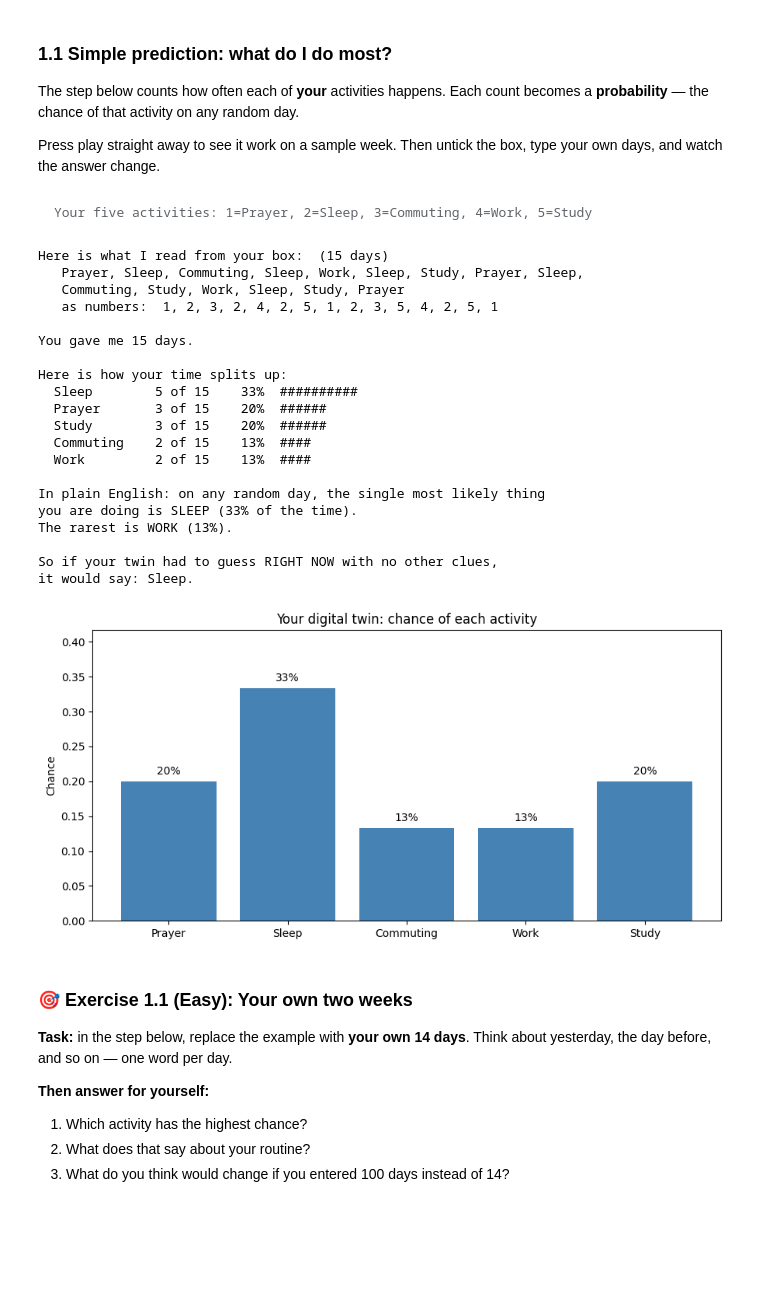
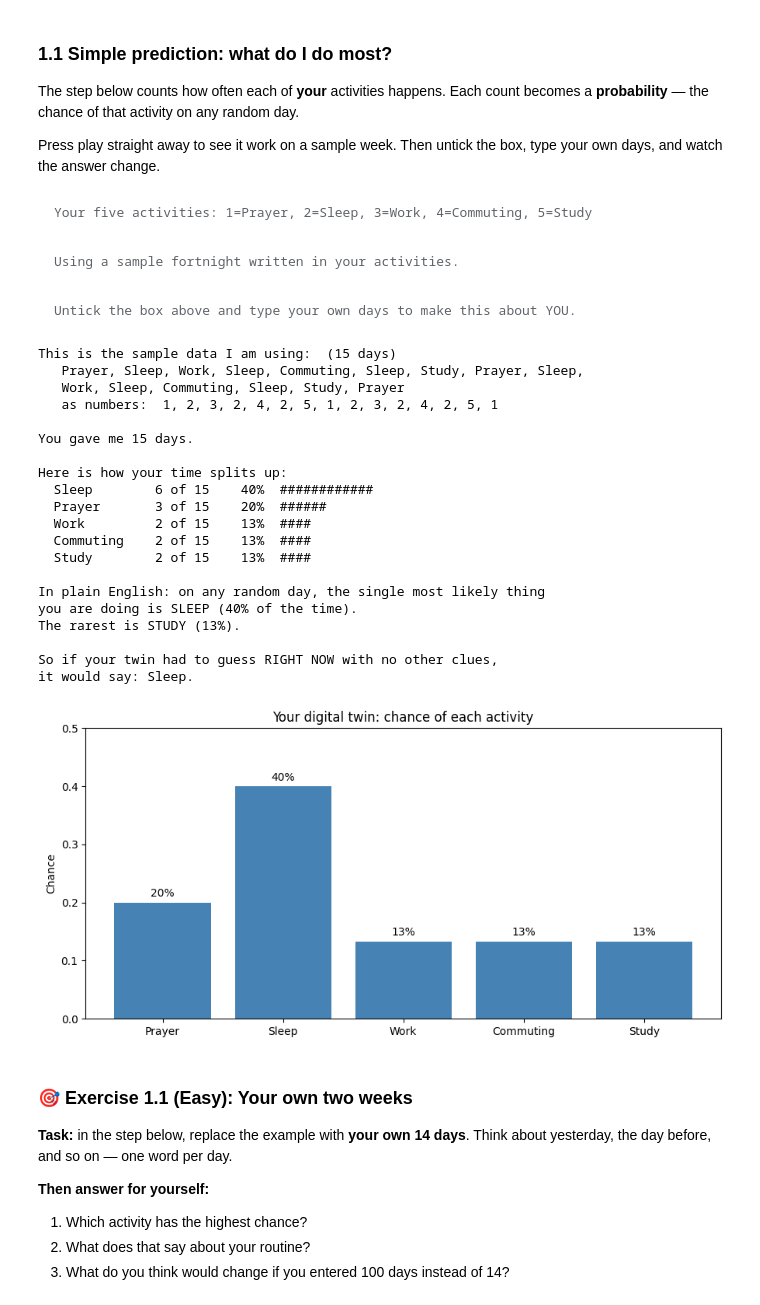
Before and after one commit to lindasomtochukwu/ATF-Colab-Tutorials, a Jupyter notebook: 01_probability_neural_networks_plain_english.ipynb, the cells around one changed output. Cells and saved outputs as stored; diff of their text form; code cells hidden in the pictures; blank space fills up the shorter version.

```diff
--- a/01_probability_neural_networks_plain_english.ipynb
+++ b/01_probability_neural_networks_plain_english.ipynb
@@ -48,8 +48,8 @@ most likely to happen next. Let's watch that happen with a week of daily activit
 #@markdown Think about how you really spend a day: Work? Study? Farming? Prayer? Football? Cooking? Commuting?
 activity_1 = "Prayer" #@param {type:"string"}
 activity_2 = "Sleep" #@param {type:"string"}
-activity_3 = "Commuting" #@param {type:"string"}
-activity_4 = "Work" #@param {type:"string"}
+activity_3 = "Work" #@param {type:"string"}
+activity_4 = "Commuting" #@param {type:"string"}
 activity_5 = "Study" #@param {type:"string"}
 
 # ---- hidden helper code: learners never need to read this ----
@@ -196,10 +196,10 @@ type your own days, and watch the answer change.
 # %%
 #@title ▶ Step 2 — Count how often I do each activity { display-mode: "form" }
 #@markdown **Quickest start:** leave this ticked to use a sample week written in YOUR activities.
-use_a_sample_week = False #@param {type:"boolean"}
+use_a_sample_week = True #@param {type:"boolean"}
 #@markdown **Or describe your own days** below, separated by commas.
 #@markdown Type the words, or just the numbers from Step 1 (1 = your first activity).
-my_days = " Prayer, Sleep, Commuting, Sleep, Work, Sleep, Study, Prayer, Sleep, Commuting, Study, Work, Sleep, Study, Prayer" #@param {type:"string"}
+my_days = "" #@param {type:"string"}
 
 # ---- hidden helper code: learners never need to read this ----
 import numpy as np, matplotlib.pyplot as plt
@@ -304,44 +304,46 @@ else:
     print("you are doing is " + NAMES[top].upper() + " (" + format(probs[top], ".0%") + " of the time).")
     print("The rarest is " + NAMES[bottom].upper() + " (" + format(probs[bottom], ".0%") + ").")
     print("")
     print("So if your twin had to guess RIGHT NOW with no other clues,")
     print("it would say: " + NAMES[top] + ".")
     missing = [NAMES[i] for i in range(len(NAMES)) if i not in counts]
     if missing:
         print("")
         note("You never mentioned: " + ", ".join(missing) + ". Your twin will never predict those.")
     if total < 7:
         print("")
         note("That is only " + str(total) + " days. Add more for a steadier picture.")
     plt.figure(figsize=(9, 4.5)); ks = sorted(probs)
     plt.bar([NAMES[k] for k in ks], [probs[k] for k in ks], color="steelblue")
     plt.title("Your digital twin: chance of each activity")
     plt.ylabel("Chance"); plt.ylim(0, max(probs.values()) * 1.25)
     for i, k in enumerate(ks): plt.text(i, probs[k] + 0.01, format(probs[k], ".0%"), ha="center")
     plt.tight_layout(); plt.show()
 # %% [output]
-Your five activities: 1=Prayer, 2=Sleep, 3=Commuting, 4=Work, 5=Study
+Your five activities: 1=Prayer, 2=Sleep, 3=Work, 4=Commuting, 5=Study
+Using a sample fortnight written in your activities.
+Untick the box above and type your own days to make this about YOU.
-Here is what I read from your box:  (15 days)
-   Prayer, Sleep, Commuting, Sleep, Work, Sleep, Study, Prayer, Sleep,
-   Commuting, Study, Work, Sleep, Study, Prayer
-   as numbers:  1, 2, 3, 2, 4, 2, 5, 1, 2, 3, 5, 4, 2, 5, 1
+This is the sample data I am using:  (15 days)
+   Prayer, Sleep, Work, Sleep, Commuting, Sleep, Study, Prayer, Sleep,
+   Work, Sleep, Commuting, Sleep, Study, Prayer
+   as numbers:  1, 2, 3, 2, 4, 2, 5, 1, 2, 3, 2, 4, 2, 5, 1
 
 You gave me 15 days.
 
 Here is how your time splits up:
-  Sleep        5 of 15    33%  ##########
+  Sleep        6 of 15    40%  ############
   Prayer       3 of 15    20%  ######
-  Study        3 of 15    20%  ######
+  Work         2 of 15    13%  ####
   Commuting    2 of 15    13%  ####
-  Work         2 of 15    13%  ####
+  Study        2 of 15    13%  ####
 
 In plain English: on any random day, the single most likely thing
-you are doing is SLEEP (33% of the time).
-The rarest is WORK (13%).
+you are doing is SLEEP (40% of the time).
+The rarest is STUDY (13%).
 
 So if your twin had to guess RIGHT NOW with no other clues,
 it would say: Sleep.
-[figure, old version]
+[figure, new version]
 # %% [markdown]
 ### 🎯 Exercise 1.1 (Easy): Your own two weeks
 
```
Also changed, not shown: parts of 7 cells of this notebook.
